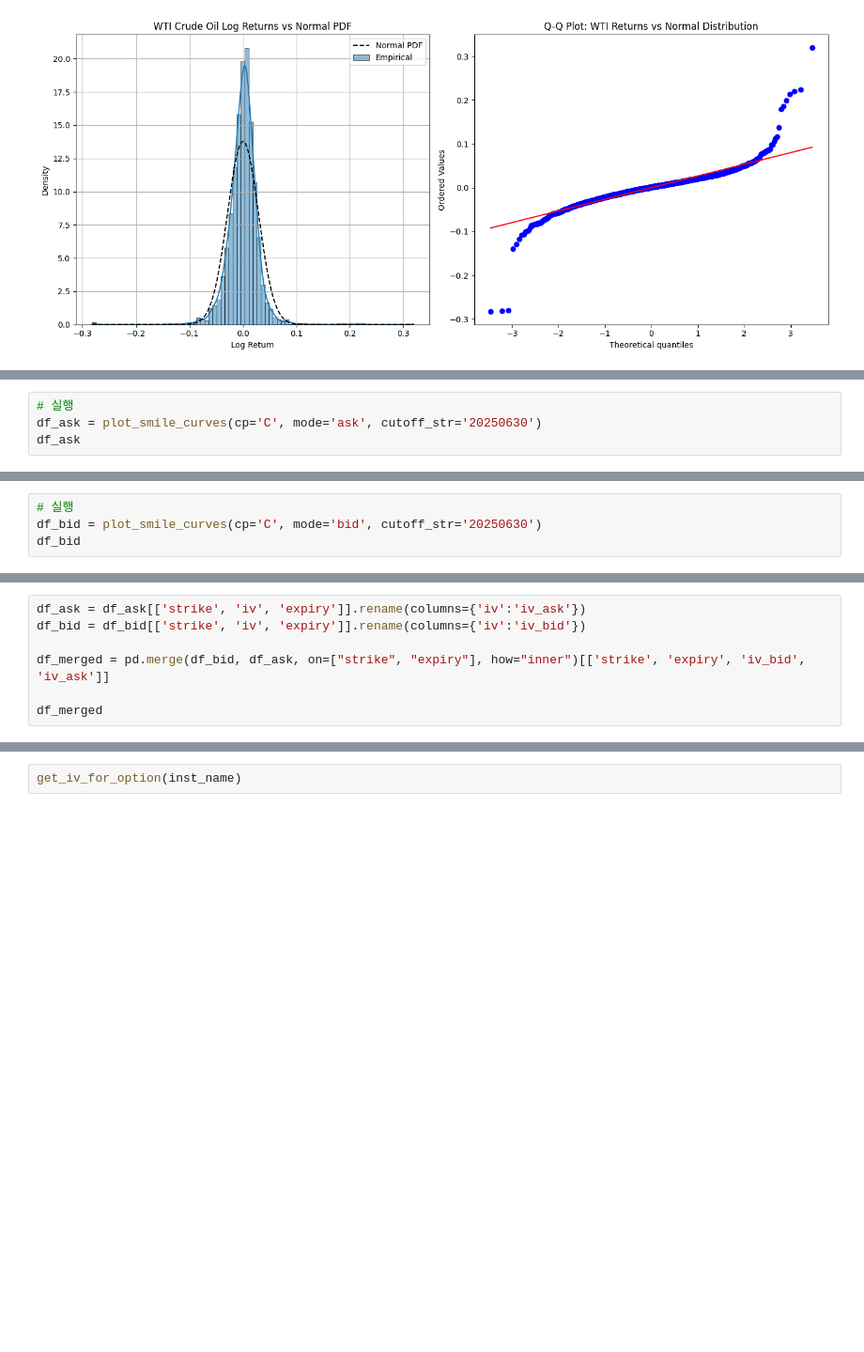
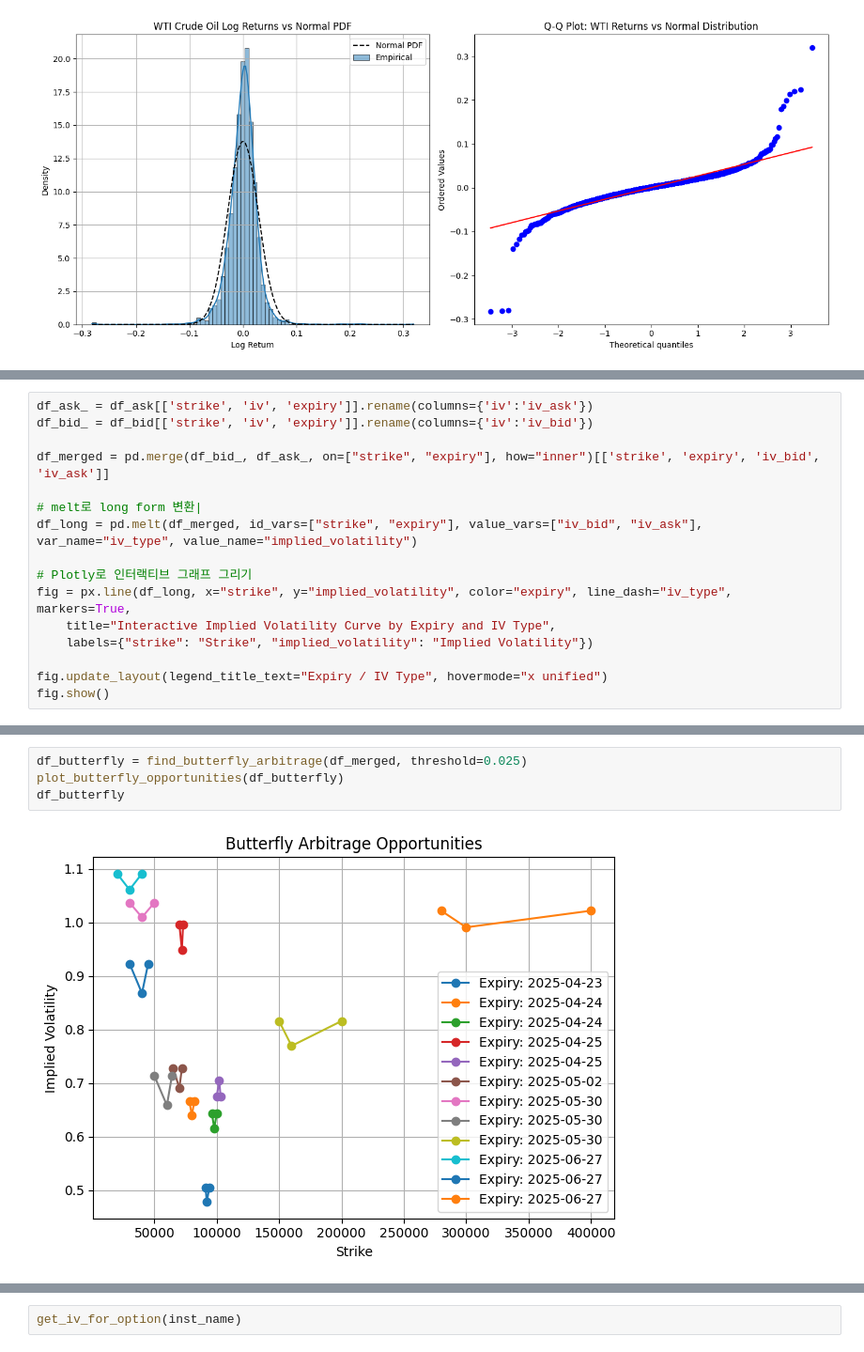
Before and after one commit to aznedac2/CS231N_17_KOR_SUB, a Jupyter notebook: vol_coin.ipynb, the cells around one changed output, grey strips where cells are left out. Shown at 94% size. Cells and saved outputs as stored; diff of their text form; blank space fills up the shorter version.

```diff
--- a/vol_coin.ipynb
+++ b/vol_coin.ipynb
@@ -445,4 +549,0 @@ df_mid
-# %%
-# 실행
-df_ask = plot_smile_curves(cp='C', mode='ask', cutoff_str='20250630')
-df_ask
@@ -481,4 +549,0 @@ BTC-27JUN25-130000-C {'strike': 130000.0, 'iv': 0.5777295933396616, 'expiry': '2
-# %%
-# 실행
-df_bid = plot_smile_curves(cp='C', mode='bid', cutoff_str='20250630')
-df_bid
@@ -517,8 +550,17 @@ BTC-27JUN25-130000-C {'strike': 130000.0, 'iv': 0.5688955125970852, 'expiry': '2
 # %%
-df_ask = df_ask[['strike', 'iv', 'expiry']].rename(columns={'iv':'iv_ask'})
-df_bid = df_bid[['strike', 'iv', 'expiry']].rename(columns={'iv':'iv_bid'})
+df_ask_ = df_ask[['strike', 'iv', 'expiry']].rename(columns={'iv':'iv_ask'})
+df_bid_ = df_bid[['strike', 'iv', 'expiry']].rename(columns={'iv':'iv_bid'})
 
-df_merged = pd.merge(df_bid, df_ask, on=["strike", "expiry"], how="inner")[['strike', 'expiry', 'iv_bid', 'iv_ask']]
+df_merged = pd.merge(df_bid_, df_ask_, on=["strike", "expiry"], how="inner")[['strike', 'expiry', 'iv_bid', 'iv_ask']]
 
-df_merged
+# melt로 long form 변환|
+df_long = pd.melt(df_merged, id_vars=["strike", "expiry"], value_vars=["iv_bid", "iv_ask"], var_name="iv_type", value_name="implied_volatility")
+
+# Plotly로 인터랙티브 그래프 그리기
+fig = px.line(df_long, x="strike", y="implied_volatility", color="expiry", line_dash="iv_type", markers=True,
+    title="Interactive Implied Volatility Curve by Expiry and IV Type",
+    labels={"strike": "Strike", "implied_volatility": "Implied Volatility"})
+
+fig.update_layout(legend_title_text="Expiry / IV Type", hovermode="x unified")
+fig.show()
 # %% [output]
@@ -565,0 +673,6 @@ fig.show()
+# %%
+df_butterfly = find_butterfly_arbitrage(df_merged, threshold=0.025)
+plot_butterfly_opportunities(df_butterfly)
+df_butterfly
+# %% [output]
+[figure, added]
```
Also changed, not shown: parts of 15 cells of this notebook.
